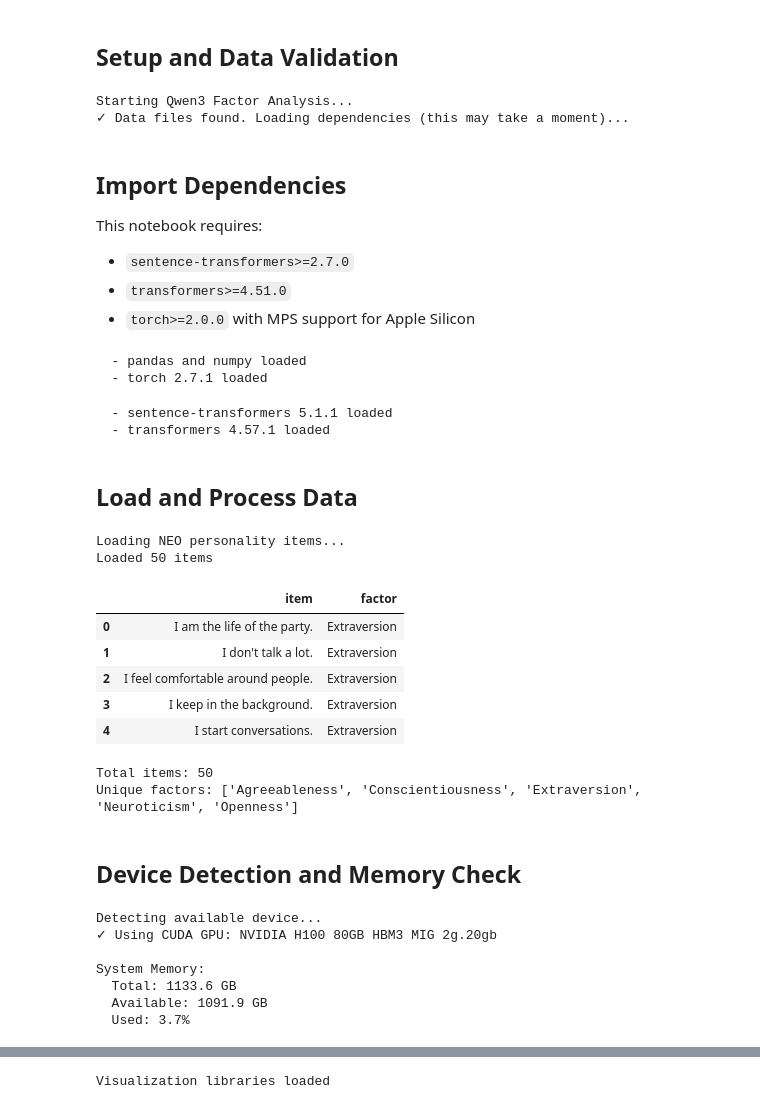
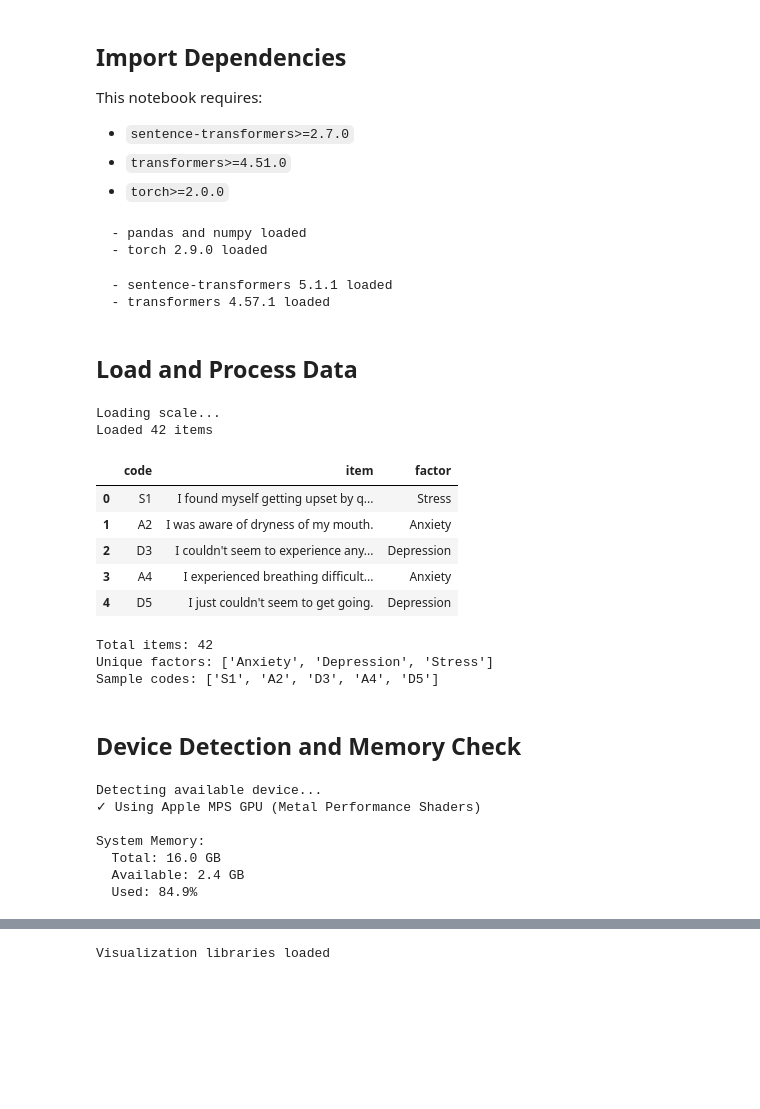
Before and after one commit to devon7y/llm_factor_analysis, a Jupyter notebook: qwen3_factor_analysis.ipynb, the cells around one changed output, grey strips where cells are left out. Saved outputs shown, nothing was run; the diff lists cells and outputs as text; code cells hidden in the pictures; blank space fills up the shorter version.

```diff
--- a/qwen3_factor_analysis.ipynb
+++ b/qwen3_factor_analysis.ipynb
@@ -11,30 +17,14 @@ Extracts embeddings from NEO personality items using **Qwen3-Embedding-4B** (4B
-# %% [markdown]
-## Setup and Data Validation
-# %%
-import os
-import sys
-
-print("Starting Qwen3 Factor Analysis...")
-
-# Check for required data files
-required_files = ['Big5_items.csv']
-missing_files = [f for f in required_files if not os.path.exists(f)]
-if missing_files:
-    print(f"Error: Missing required data files: {', '.join(missing_files)}")
-    print("Please ensure these files are in the current working directory.")
-else:
-    print("✓ Data files found. Loading dependencies (this may take a moment)...")
-# %% [output]
-Starting Qwen3 Factor Analysis...
-✓ Data files found. Loading dependencies (this may take a moment)...
 # %% [markdown]
 ## Import Dependencies
 
 This notebook requires:
 - `sentence-transformers>=2.7.0`
 - `transformers>=4.51.0`
-- `torch>=2.0.0` with MPS support for Apple Silicon
+- `torch>=2.0.0`
 # %%
+import os
+import sys
+
 import pandas as pd
 import numpy as np
 print("  - pandas and numpy loaded")
@@ -48,7 +38,7 @@ try:
     import sentence_transformers
     print(f"  - sentence-transformers {sentence_transformers.__version__} loaded")
 except ImportError:
-    print("\n⚠️  ERROR: sentence-transformers not found!")
+    print("\nERROR: sentence-transformers not found!")
     print("Please install: pip install sentence-transformers>=2.7.0")
     raise
 
@@ -57,37 +47,40 @@ import transformers
 print(f"  - transformers {transformers.__version__} loaded")
 # %% [output]
   - pandas and numpy loaded
-  - torch 2.7.1 loaded
+  - torch 2.9.0 loaded
   - sentence-transformers 5.1.1 loaded
   - transformers 4.57.1 loaded
 # %% [markdown]
 ## Load and Process Data
 # %%
-print("Loading NEO personality items...")
-neo_items = pd.read_csv('Big5_items.csv', usecols=['item', 'factor'])
-print(f"Loaded {len(neo_items)} items")
+print("Loading scale...")
+scale = pd.read_csv('DASS_items.csv', usecols=['code', 'item', 'factor'])
+print(f"Loaded {len(scale)} items")
 
 # Preview the data
-neo_items.head()
+scale.head()
 # %% [output]
-Loading NEO personality items...
-Loaded 50 items
+Loading scale...
+Loaded 42 items
-|  | item | factor |
-| 0 | I am the life of the party. | Extraversion |
-| 1 | I don't talk a lot. | Extraversion |
-| 2 | I feel comfortable around people. | Extraversion |
-| 3 | I keep in the background. | Extraversion |
-| 4 | I start conversations. | Extraversion |
+|  | code | item | factor |
+| 0 | S1 | I found myself getting upset by q... | Stress |
+| 1 | A2 | I was aware of dryness of my mouth. | Anxiety |
+| 2 | D3 | I couldn't seem to experience any... | Depression |
+| 3 | A4 | I experienced breathing difficult... | Anxiety |
+| 4 | D5 | I just couldn't seem to get going. | Depression |
 # %%
-# Extract items and factors for easier access
-items = neo_items['item'].tolist()
-factors = neo_items['factor'].tolist()
+# Extract codes, items and factors for easier access
+codes = scale['code'].tolist()
+items = scale['item'].tolist()
+factors = scale['factor'].tolist()
 
 print(f"Total items: {len(items)}")
 print(f"Unique factors: {sorted(set(factors))}")
+print(f"Sample codes: {codes[:5]}")
 # %% [output]
-Total items: 50
-Unique factors: ['Agreeableness', 'Conscientiousness', 'Extraversion', 'Neuroticism', 'Openness']
+Total items: 42
+Unique factors: ['Anxiety', 'Depression', 'Stress']
+Sample codes: ['S1', 'A2', 'D3', 'A4', 'D5']
 # %% [markdown]
 ## Device Detection and Memory Check
 # %%
@@ -112,13 +105,13 @@ try:
     print(f"  Available: {mem.available / (1024**3):.1f} GB")
     print(f"  Used: {mem.percent}%")
 except ImportError:
-    print("\n⚠️  psutil not installed - skipping memory check")
+    print("\n  psutil not installed - skipping memory check")
     print("Install with: pip install psutil")
 # %% [output]
 Detecting available device...
-✓ Using CUDA GPU: NVIDIA H100 80GB HBM3 MIG 2g.20gb
+✓ Using Apple MPS GPU (Metal Performance Shaders)
 
 System Memory:
-  Total: 1133.6 GB
-  Available: 1091.9 GB
-  Used: 3.7%
+  Total: 16.0 GB
+  Available: 2.4 GB
+  Used: 84.9%
```
Also changed, not shown: parts of 27 cells of this notebook.
